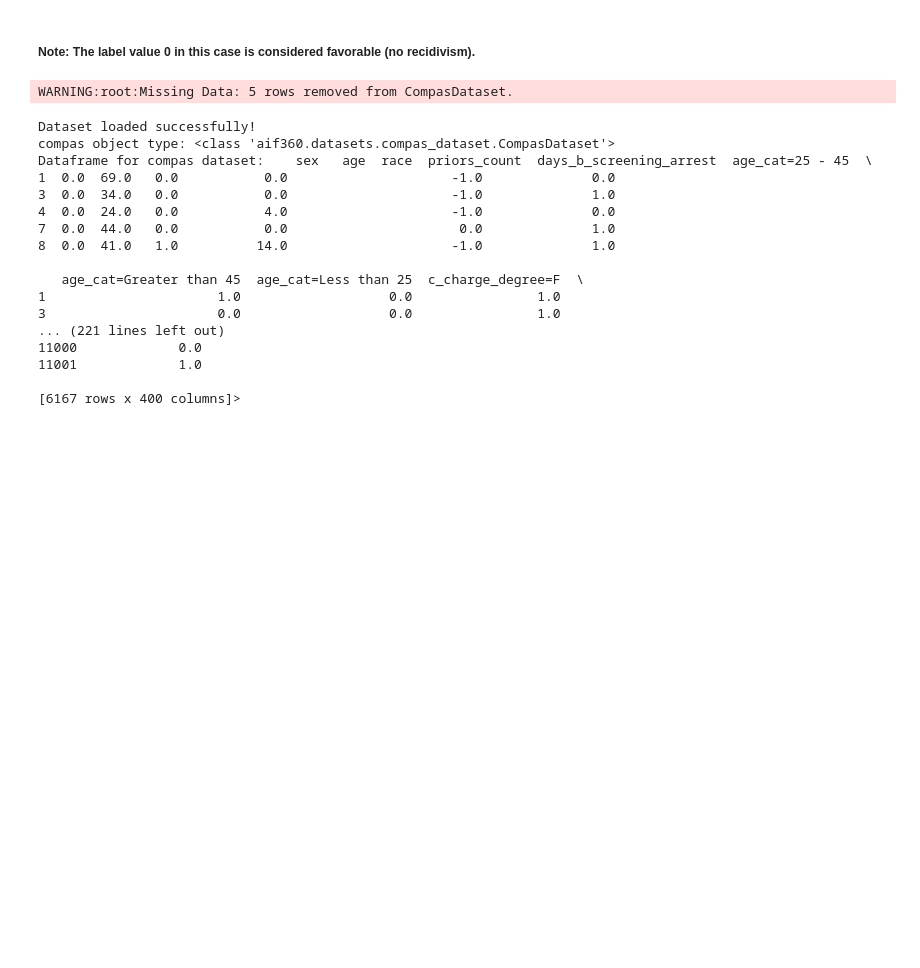
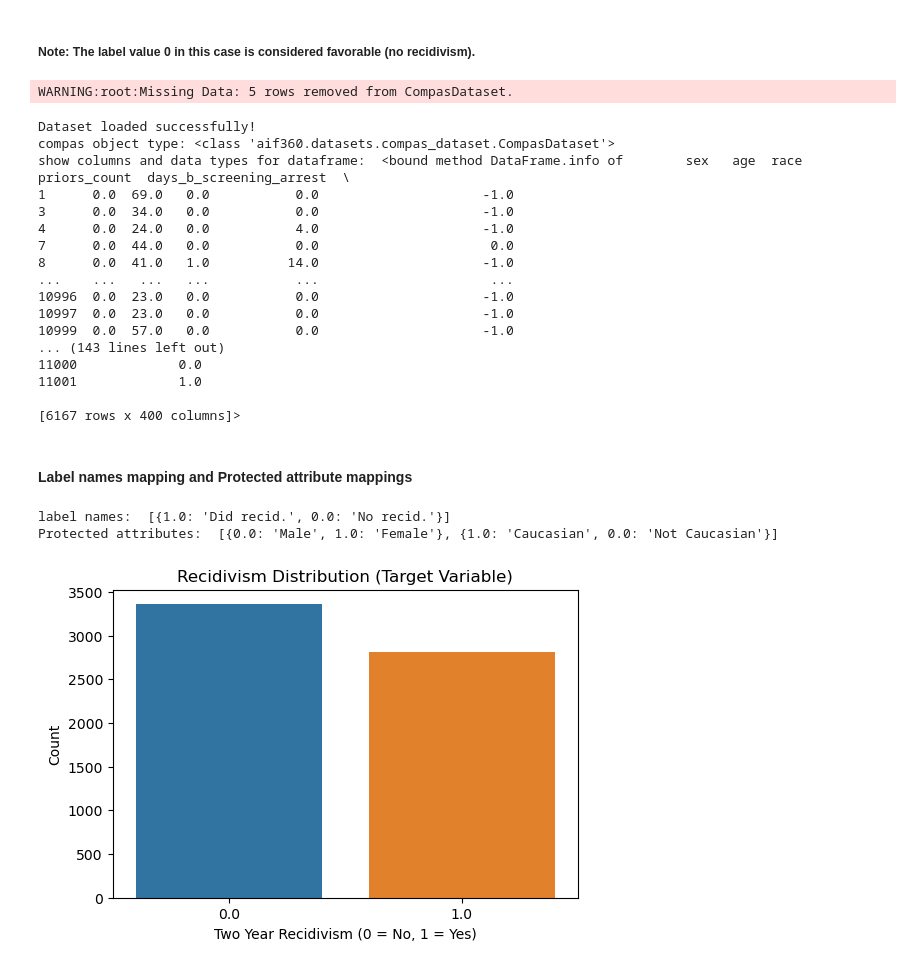
Before and after one commit to ayleensb/honours-project, a Jupyter notebook: recidivism_model.ipynb, the cells around one changed output. Drawn from its saved outputs; the diff is of its cells as text; code cells hidden in the pictures; blank space fills up the shorter version.

Commit message:
added some plots to visualise the distribution of data

```diff
--- a/recidivism_model.ipynb
+++ b/recidivism_model.ipynb
@@ -70,24 +73,41 @@ except Exception as e:
 
 
 print("compas object type:", type(compas))
-print("Dataframe for compas dataset:", df.head())
+#print("Dataframe for compas dataset:", df.head())
 print("show columns and data types for dataframe: ", df.info)
 # %% [output]
 WARNING:root:Missing Data: 5 rows removed from CompasDataset.
 Dataset loaded successfully!
 compas object type: <class 'aif360.datasets.compas_dataset.CompasDataset'>
-Dataframe for compas dataset:    sex   age  race  priors_count  days_b_screening_arrest  age_cat=25 - 45  \
-1  0.0  69.0   0.0           0.0                     -1.0              0.0
-3  0.0  34.0   0.0           0.0                     -1.0              1.0
-4  0.0  24.0   0.0           4.0                     -1.0              0.0
-7  0.0  44.0   0.0           0.0                      0.0              1.0
-8  0.0  41.0   1.0          14.0                     -1.0              1.0
-
-   age_cat=Greater than 45  age_cat=Less than 25  c_charge_degree=F  \
-1                      1.0                   0.0                1.0
-3                      0.0                   0.0                1.0
-... (221 lines left out)
+show columns and data types for dataframe:  <bound method DataFrame.info of        sex   age  race  priors_count  days_b_screening_arrest  \
+1      0.0  69.0   0.0           0.0                     -1.0
+3      0.0  34.0   0.0           0.0                     -1.0
+4      0.0  24.0   0.0           4.0                     -1.0
+7      0.0  44.0   0.0           0.0                      0.0
+8      0.0  41.0   1.0          14.0                     -1.0
+...    ...   ...   ...           ...                      ...
+10996  0.0  23.0   0.0           0.0                     -1.0
+10997  0.0  23.0   0.0           0.0                     -1.0
+10999  0.0  57.0   0.0           0.0                     -1.0
+... (143 lines left out)
 11000             0.0
 11001             1.0
 
 [6167 rows x 400 columns]>
+# %% [markdown]
+#### Label names mapping and Protected attribute mappings
+# %%
+print("label names: ", compas.metadata['label_maps'])
+print("Protected attributes: ", compas.metadata['protected_attribute_maps'])
+# %% [output]
+label names:  [{1.0: 'Did recid.', 0.0: 'No recid.'}]
+Protected attributes:  [{0.0: 'Male', 1.0: 'Female'}, {1.0: 'Caucasian', 0.0: 'Not Caucasian'}]
+# %%
+plt.figure(figsize=(6,4))
+sns.countplot(x=df['two_year_recid'])
+plt.title("Recidivism Distribution (Target Variable)")
+plt.xlabel("Two Year Recidivism (0 = No, 1 = Yes)")
+plt.ylabel("Count")
+plt.show()
+# %% [output]
+[figure, added]
```
Also changed, not shown: parts of 4 cells of this notebook.
